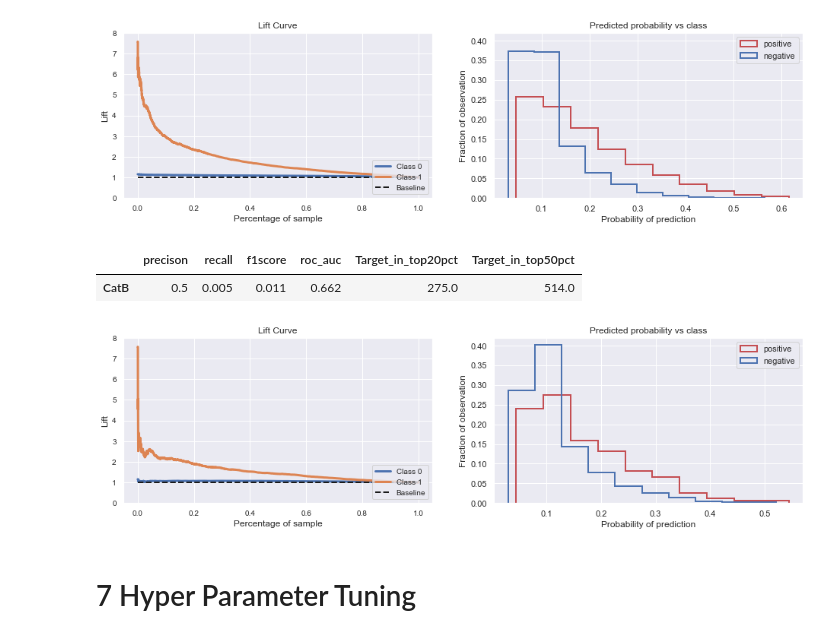
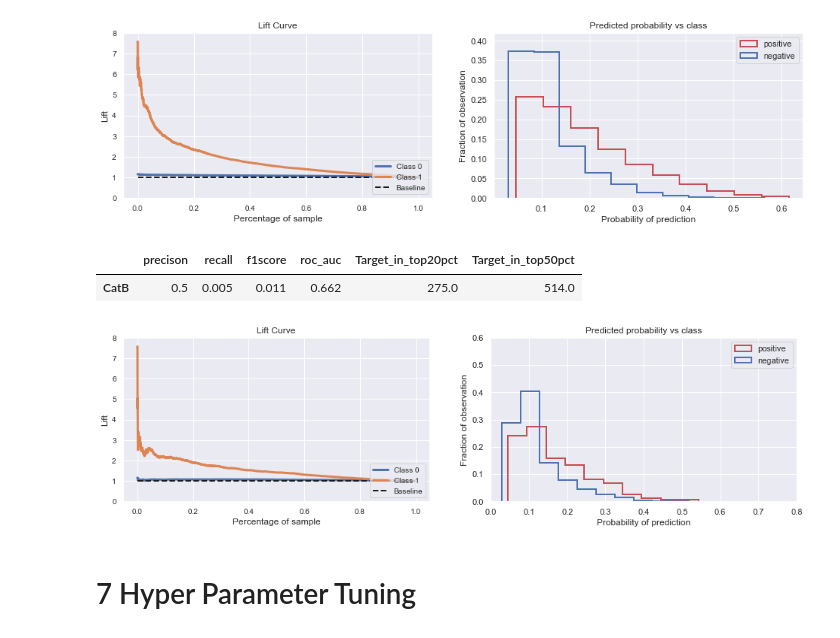
Before and after one commit to yoyo6022/Detecting_Potential_Candidate_Springboard_Capstone2, a Jupyter notebook: notebooks/Detecting Potential Candidate_Part3_Model CatBoost.ipynb, the cells around one changed output. Saved outputs shown, nothing was run; the diff lists cells and outputs as text; code cells hidden in the pictures.

Commit message:
change plot

```diff
--- a/notebooks/Detecting Potential Candidate_Part3_Model CatBoost.ipynb
+++ b/notebooks/Detecting Potential Candidate_Part3_Model CatBoost.ipynb
@@ -89,5 +89,5 @@ cat_features
  'last_new_job']
 # %%
 for i in cat_features:
-    X[i].fillna('N/A', inplace =True)
+    X[i].fillna('None', inplace =True)
 # %%
@@ -129,7 +117,7 @@ def trainmodel_cv(model, n):
 # %%
 import scikitplot as skplt
 
-def liftcurve_probahisto_score(trainmethod, model, model_name, n, Xtest, ytest, ylim1, ylim2):
+def liftcurve_probahisto_score(trainmethod, model, model_name, n, Xtest, ytest, ylim1, ylim2, xlim):
 
     # replace trainmethod with trainmodel_cv or trainmodel_os_cv
     final_model = trainmethod(model, n)
@@ -181,6 +169,7 @@ def liftcurve_probahisto_score(trainmethod, model, model_name, n, Xtest, ytest,
     ax2.set_xlabel('Probability of prediction', fontsize=12)
     ax2.set_ylabel('Fraction of observation', fontsize=12)
     ax2.set_ylim([0, ylim2])
+    ax2.set_xlim([0, xlim])
     ax2.legend()
     ax2.set_title('Predicted probability vs class',fontsize=12)
 
@@ -199,11 +188,11 @@ liftcurve_probahisto_score(trainmodel_cv, CatBoostClassifier(), 'CatB', 5, X_tra
 | CatB | 0.808 | 0.012 | 0.024 | 0.73 | 795.0 | 1297.0 |
 [figure]
 # %%
-liftcurve_probahisto_score(trainmodel_cv, CatBoostClassifier(), 'CatB', 5, X_test, y_test, 8, 0.42)
+liftcurve_probahisto_score(trainmodel_cv, CatBoostClassifier(), 'CatB', 5, X_test, y_test, 8, 0.6, 0.8)
 # %% [output]
 |  | precison | recall | f1score | roc_auc | Target_in_top20pct | Target_in_top50pct |
 | CatB | 0.5 | 0.005 | 0.011 | 0.662 | 275.0 | 514.0 |
-[figure, old version]
+[figure, new version]
 # %% [markdown]
 # 7 Hyper Parameter Tuning
 # %%
```
Also changed, not shown: parts of 7 cells of this notebook, 1 other file.
